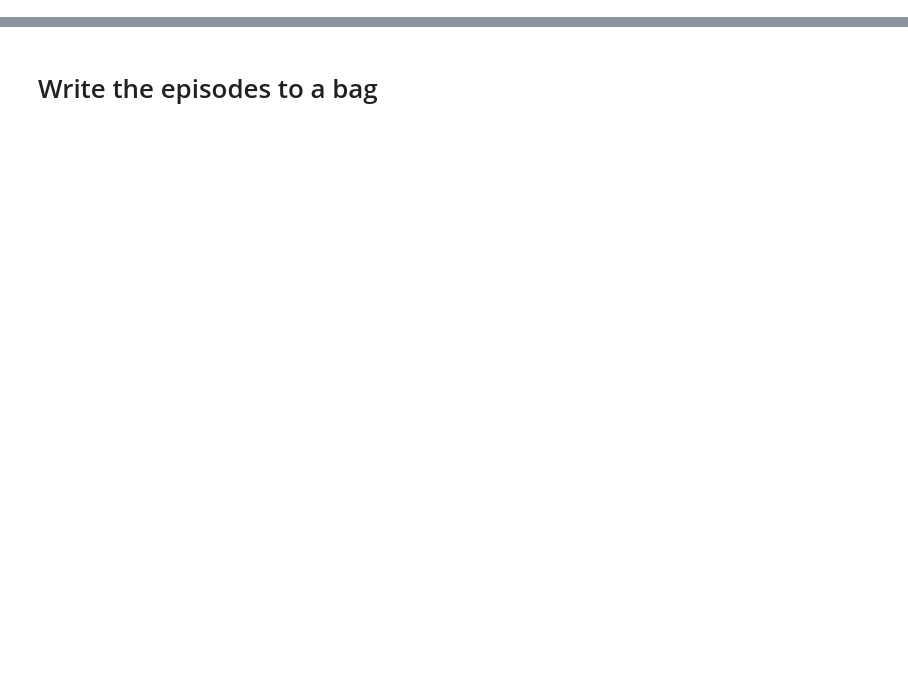
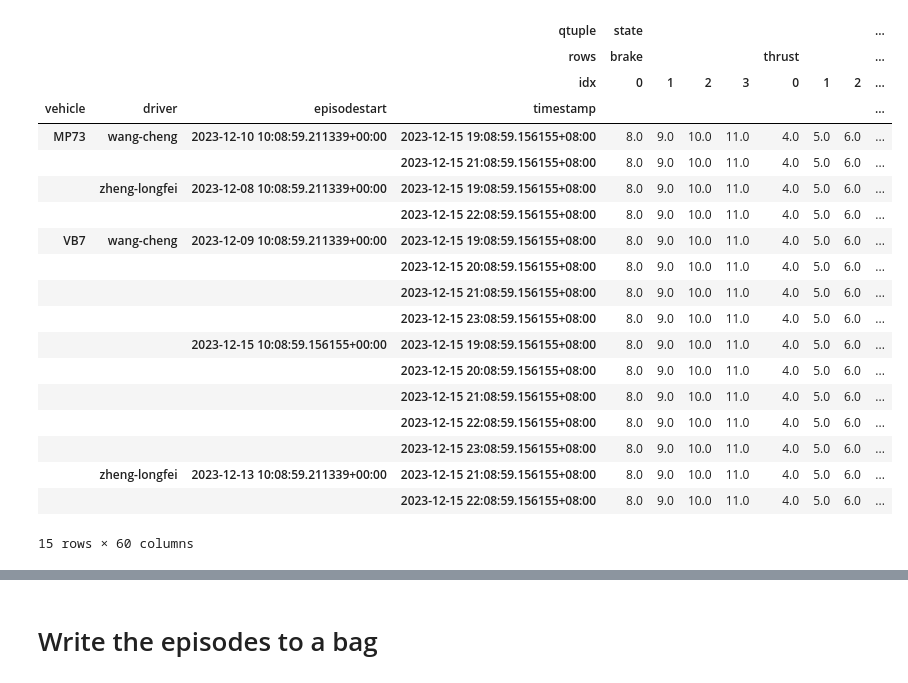
Before and after one commit to Binjian/data-io-nbdev, a Jupyter notebook: dev_nbs/avro_codes.ipynb, the cells around one changed output, grey strips where cells are left out. Cells and saved outputs as stored; diff of their text form; code cells hidden in the pictures; blank space fills up the shorter version.

```diff
--- a/dev_nbs/avro_codes.ipynb
+++ b/dev_nbs/avro_codes.ipynb
@@ -158,5 +174,6 @@ dfs_episode
 # %%
-ts_new = pd.to_datetime((datetime.now()))
+
+ts_new = pd.to_datetime(datetime.now(tz=ZoneInfo("Asia/Shanghai")))
 episodestart = ts_new - pd.Timedelta(2, "d")
 
 dfs_episode0 = dfs_episode.copy()
@@ -212,33 +229,54 @@ dfs_episode3.index = dfs_episode3.index.set_levels(
 dfs_episode3.index = dfs_episode3.index.set_levels(
     [[trucks_by_id["MP73"].vid], [drivers_by_id["zheng-longfei"].pid]],
     level=["vehicle", "driver"],
     verify_integrity=False,
 )
 ts_index = dfs_episode3.index.unique(level="timestamp")
 idx_num = len(ts_index)
 drop_num = np.random.randint(low=1, high=idx_num - 1)
 ts_index_to_drop = np.random.choice(ts_index, drop_num, replace=False)
 dfs_episode3 = dfs_episode3.drop(index=ts_index_to_drop, level="timestamp")
 # srs_episode3 = dfs_episode3.stack(level=['qtuple', 'rows', 'idx'])
 from functools import reduce
 
 episodes = [dfs_episode, dfs_episode0, dfs_episode1, dfs_episode2, dfs_episode3]
 try:
     dfs_episode_all = reduce(
         lambda left, right,: pd.concat([left, right], axis=0), episodes
     )
     dfs_episode_all.sort_index(inplace=True)
     dfs_episode_all = dfs_episode_all[["state", "action", "reward", "nstate"]]
     dfs_episode_all
 
 except Exception as e:
     print(e)
 # dfs_episode_all.sort_index(inplace=True)
 # dfs_episode_all = dfs_episode_all.swaplevel(1, 0, axis=0)
 # dfs_episode_all = dfs_episode_all.swaplevel(1, 2, axis=0)
 # dfs_episode_all.index
 # dfs_episode_all.columns#
 #
+# %% [output]
+|  |  |  | qtuple | state |  |  |  |  |  |  | ... |
+|  |  |  | rows | brake |  |  |  | thrust |  |  | ... |
+|  |  |  | idx | 0 | 1 | 2 | 3 | 0 | 1 | 2 | ... |
+| vehicle | driver | episodestart | timestamp |  |  |  |  |  |  |  | ... |
+| MP73 | wang-cheng | 2023-12-10 10:08:59.211339+00:00 | 2023-12-15 19:08:59.156155+08:00 | 8.0 | 9.0 | 10.0 | 11.0 | 4.0 | 5.0 | 6.0 | ... |
+|  |  |  | 2023-12-15 21:08:59.156155+08:00 | 8.0 | 9.0 | 10.0 | 11.0 | 4.0 | 5.0 | 6.0 | ... |
+|  | zheng-longfei | 2023-12-08 10:08:59.211339+00:00 | 2023-12-15 19:08:59.156155+08:00 | 8.0 | 9.0 | 10.0 | 11.0 | 4.0 | 5.0 | 6.0 | ... |
+|  |  |  | 2023-12-15 22:08:59.156155+08:00 | 8.0 | 9.0 | 10.0 | 11.0 | 4.0 | 5.0 | 6.0 | ... |
+| VB7 | wang-cheng | 2023-12-09 10:08:59.211339+00:00 | 2023-12-15 19:08:59.156155+08:00 | 8.0 | 9.0 | 10.0 | 11.0 | 4.0 | 5.0 | 6.0 | ... |
+|  |  |  | 2023-12-15 20:08:59.156155+08:00 | 8.0 | 9.0 | 10.0 | 11.0 | 4.0 | 5.0 | 6.0 | ... |
+|  |  |  | 2023-12-15 21:08:59.156155+08:00 | 8.0 | 9.0 | 10.0 | 11.0 | 4.0 | 5.0 | 6.0 | ... |
+|  |  |  | 2023-12-15 23:08:59.156155+08:00 | 8.0 | 9.0 | 10.0 | 11.0 | 4.0 | 5.0 | 6.0 | ... |
+|  |  | 2023-12-15 10:08:59.156155+00:00 | 2023-12-15 19:08:59.156155+08:00 | 8.0 | 9.0 | 10.0 | 11.0 | 4.0 | 5.0 | 6.0 | ... |
+|  |  |  | 2023-12-15 20:08:59.156155+08:00 | 8.0 | 9.0 | 10.0 | 11.0 | 4.0 | 5.0 | 6.0 | ... |
+|  |  |  | 2023-12-15 21:08:59.156155+08:00 | 8.0 | 9.0 | 10.0 | 11.0 | 4.0 | 5.0 | 6.0 | ... |
+|  |  |  | 2023-12-15 22:08:59.156155+08:00 | 8.0 | 9.0 | 10.0 | 11.0 | 4.0 | 5.0 | 6.0 | ... |
+|  |  |  | 2023-12-15 23:08:59.156155+08:00 | 8.0 | 9.0 | 10.0 | 11.0 | 4.0 | 5.0 | 6.0 | ... |
+|  | zheng-longfei | 2023-12-13 10:08:59.211339+00:00 | 2023-12-15 21:08:59.156155+08:00 | 8.0 | 9.0 | 10.0 | 11.0 | 4.0 | 5.0 | 6.0 | ... |
+|  |  |  | 2023-12-15 22:08:59.156155+08:00 | 8.0 | 9.0 | 10.0 | 11.0 | 4.0 | 5.0 | 6.0 | ... |
+15 rows × 60 columns
 # %%
 dfs_episode
 # episodes[0]
```
Also changed, not shown: parts of 51 cells of this notebook, 36 other files.
